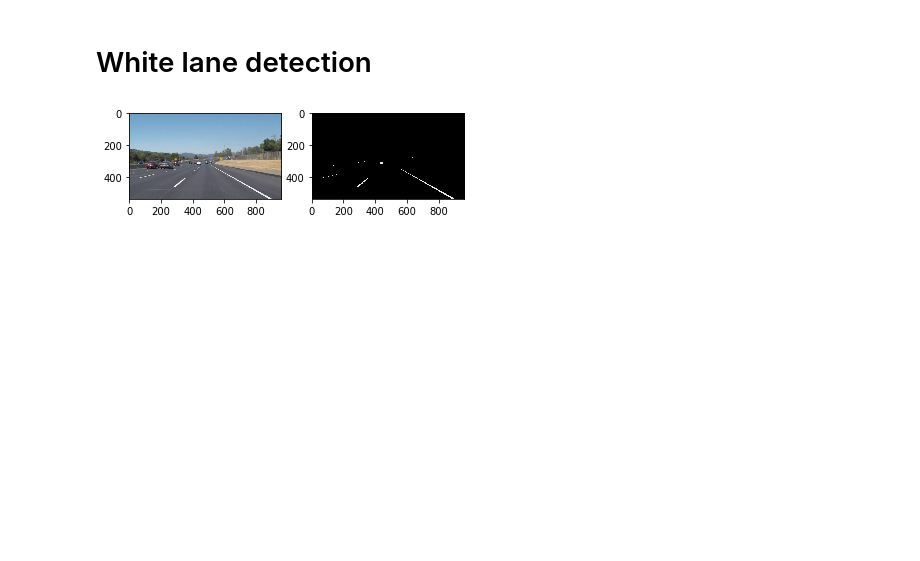
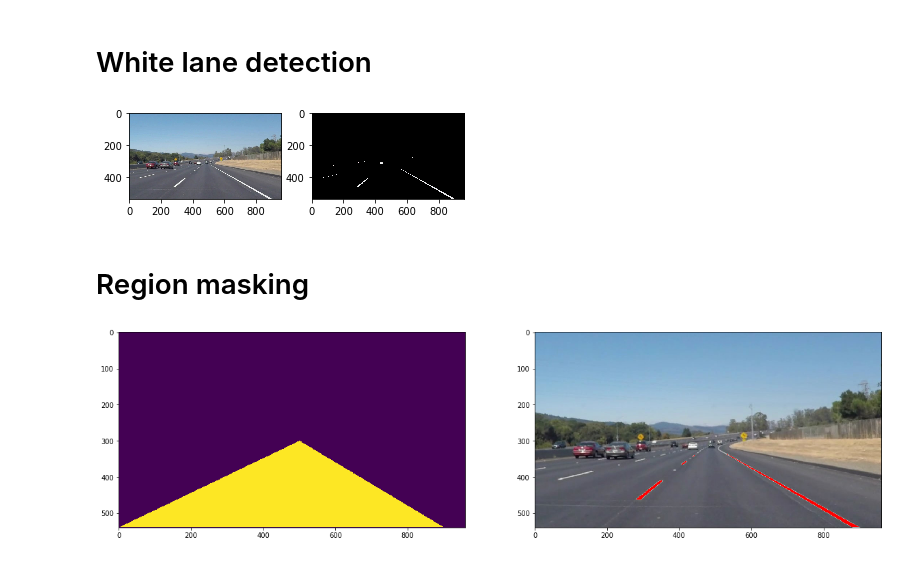
Before and after one commit to sorinmuchi/CarND-LaneLines-P1, a Jupyter notebook: Exercises.ipynb, the cells around one changed output. Saved outputs shown, nothing was run; the diff lists cells and outputs as text; code cells hidden in the pictures; blank space fills up the shorter version.

Commit message:
Region masking and color lanes in red

```diff
--- a/Exercises.ipynb
+++ b/Exercises.ipynb
@@ -54,12 +54,12 @@ green_threshold = 200
 blue_threshold = 200
 rgb_threshold = [red_threshold, green_threshold, blue_threshold]
 # %%
-thresholds = (image[:,:,0] < rgb_threshold[0]) \
+color_thresholds = (image[:,:,0] < rgb_threshold[0]) \
             | (image[:,:,1] < rgb_threshold[1]) \
             | (image[:,:,2] < rgb_threshold[2])
 
 color_select = np.copy(image)
-color_select[thresholds] = [0,0,0]
+color_select[color_thresholds] = [0,0,0]
 
 # Display the image
 f, axarr = plt.subplots(1,2)
@@ -68,3 +68,36 @@ axarr[1].imshow(color_select)
 plt.show()
 # %% [output]
 [figure]
+# %% [markdown]
+# Region masking
+# %%
+ysize = image.shape[0]
+xsize = image.shape[1]
+line_image = np.copy(image)
+
+# Define the region of interest
+# Note: the origin (x=0, y=0) is in the upper left corner
+left_bottom = [0, 539]
+right_bottom =[900, 539]
+apex = [500, 300]
+# %%
+# Find the polynomials for three lines that fit the region of interest
+fit_left = np.polyfit((left_bottom[0], apex[0]), (left_bottom[1], apex[1]), 1)
+fit_right = np.polyfit((right_bottom[0], apex[0]), (right_bottom[1], apex[1]), 1)
+fit_bottom = np.polyfit((left_bottom[0], right_bottom[0]), (left_bottom[1], right_bottom[1]), 1)
+
+# Find the points between the lines
+XX, YY = np.meshgrid(np.arange(0, xsize), np.arange(0, ysize))
+region_thresholds = (YY > (XX*fit_left[0] + fit_left[1])) & \
+                    (YY > (XX*fit_right[0] + fit_right[1])) & \
+                    (YY < (XX*fit_bottom[0] + fit_bottom[1]))
+# %%
+# Color in red every white point inside the region
+line_image[~color_thresholds & region_thresholds] = [255,0,0]
+# %%
+f, axarr = plt.subplots(1,2, figsize=(20,20))
+axarr[0].imshow(region_thresholds)
+axarr[1].imshow(line_image)
+plt.show()
+# %% [output]
+[figure, added]
```
